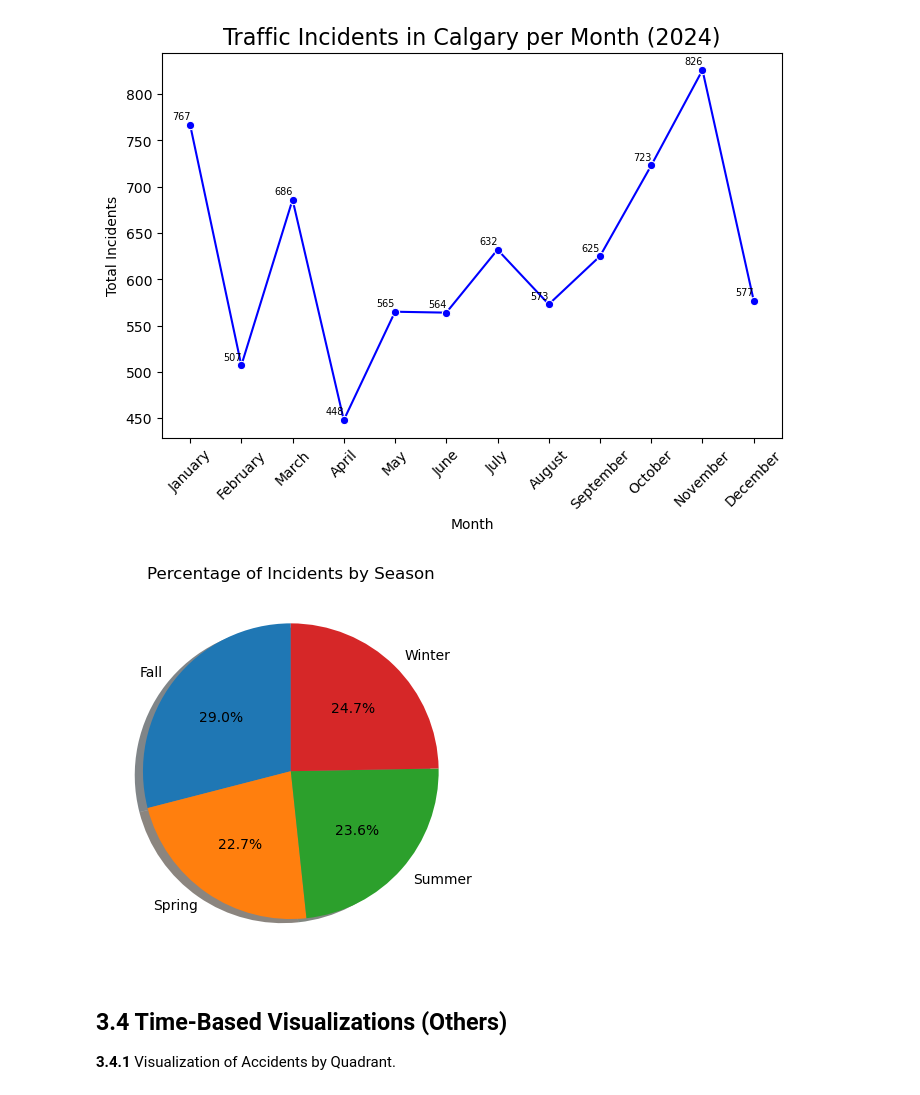
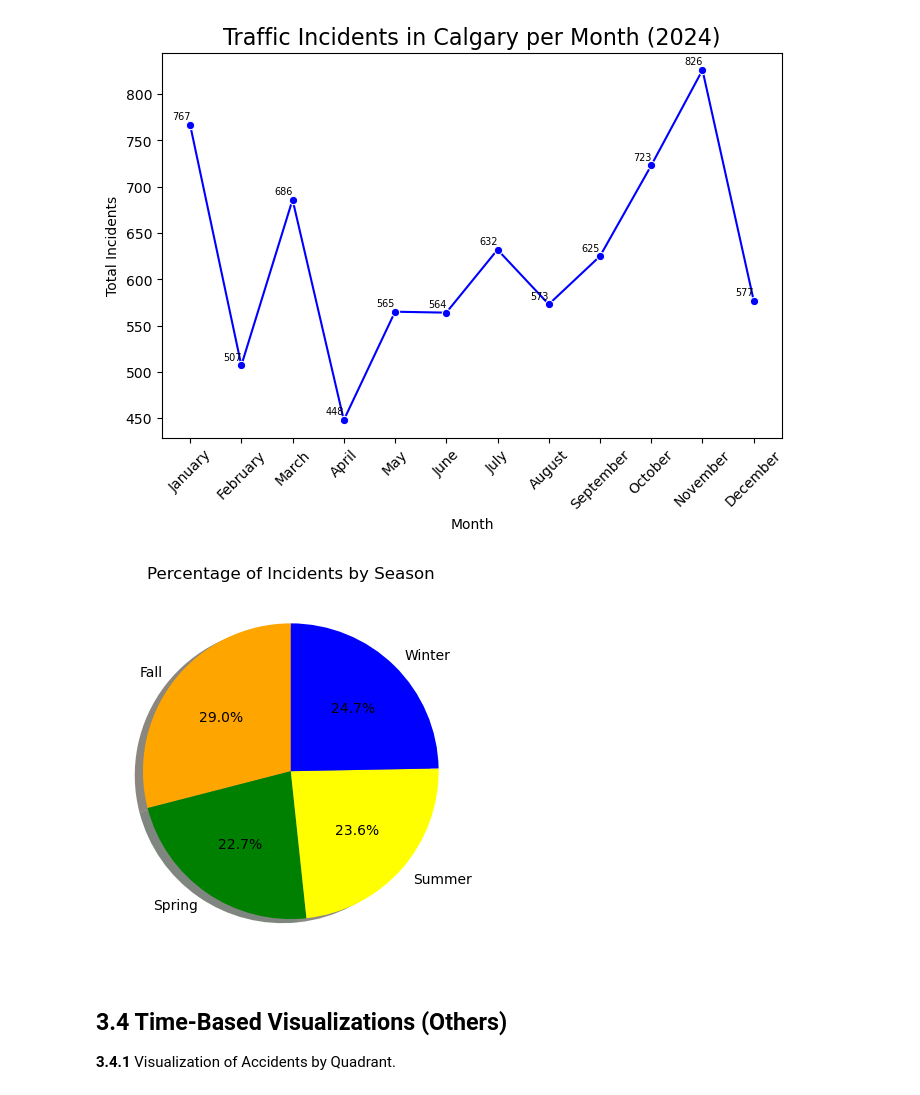
Before and after one commit to aliUofCafkhami/601-Project, a Jupyter notebook: Project 601.ipynb, the cells around one changed output. Cells and saved outputs as stored; diff of their text form; code cells hidden in the pictures.

```diff
--- a/Project 601.ipynb
+++ b/Project 601.ipynb
@@ -556,21 +556,21 @@ plt.show()
 # %%
 # 3.3.3 Visualize accidents by season
 seasonal_accidents = df.groupby(['Season']).agg(
     season_acc = ('Count','sum')
 ).reset_index()
 
 seasonal_accidents
 
 labels = seasonal_accidents['Season']
 sizes = seasonal_accidents['season_acc']
 
 fig, ax = plt.subplots()
 ax.pie(sizes, labels=labels,autopct='%1.1f%%',
-       shadow={'ox': -0.04, 'edgecolor': 'none', 'shade': 0.9}, startangle=90)
+       shadow={'ox': -0.04, 'edgecolor': 'none', 'shade': 0.9}, startangle=90, colors = ['orange','green','yellow','blue'])
 plt.title('Percentage of Incidents by Season')
 plt.show()
 # %% [output]
-[figure, old version]
+[figure, new version]
 # %% [markdown]
 ## 3.4 Time-Based Visualizations (Others)
 __3.4.1__ Visualization of Accidents by Quadrant.
```
Also changed, not shown: parts of 15 cells of this notebook.
